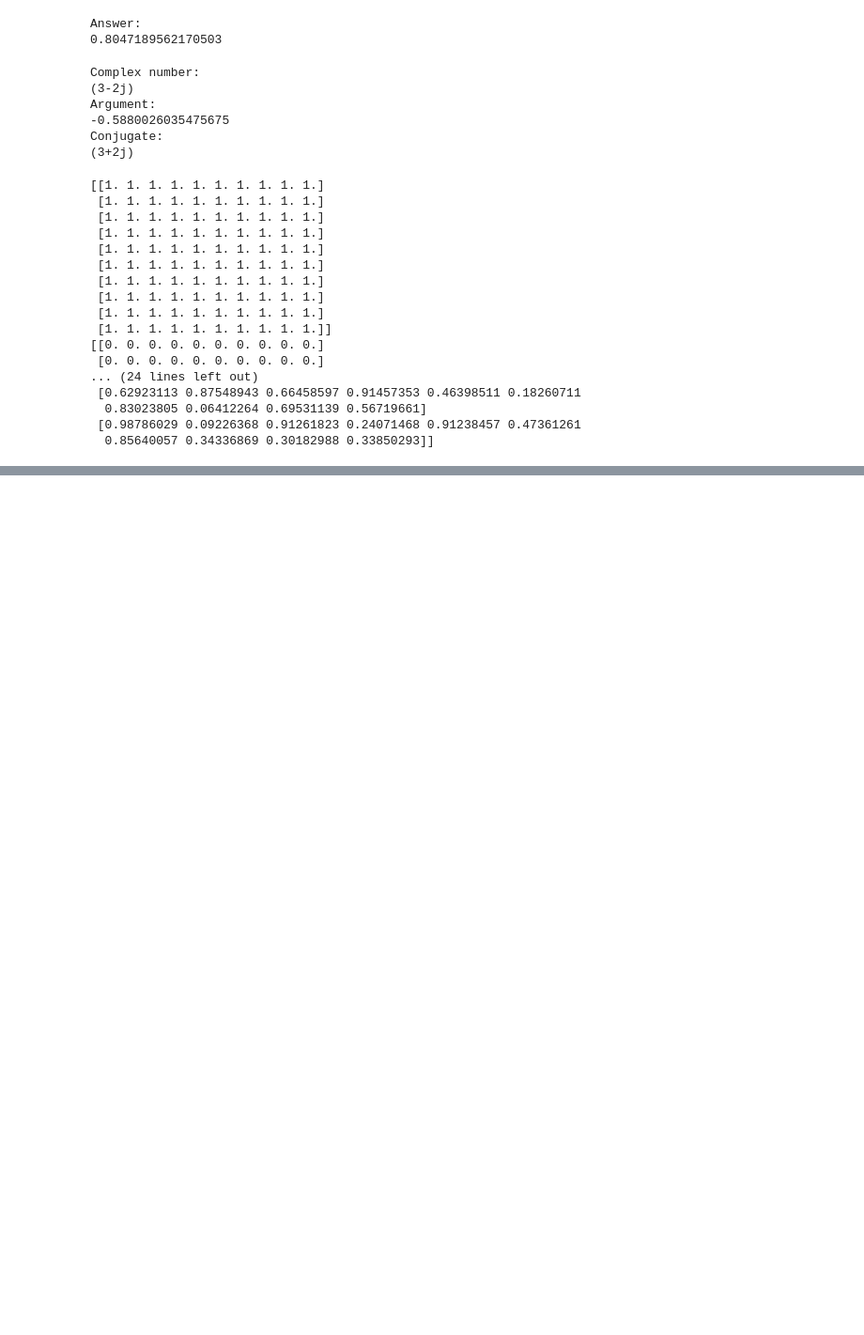
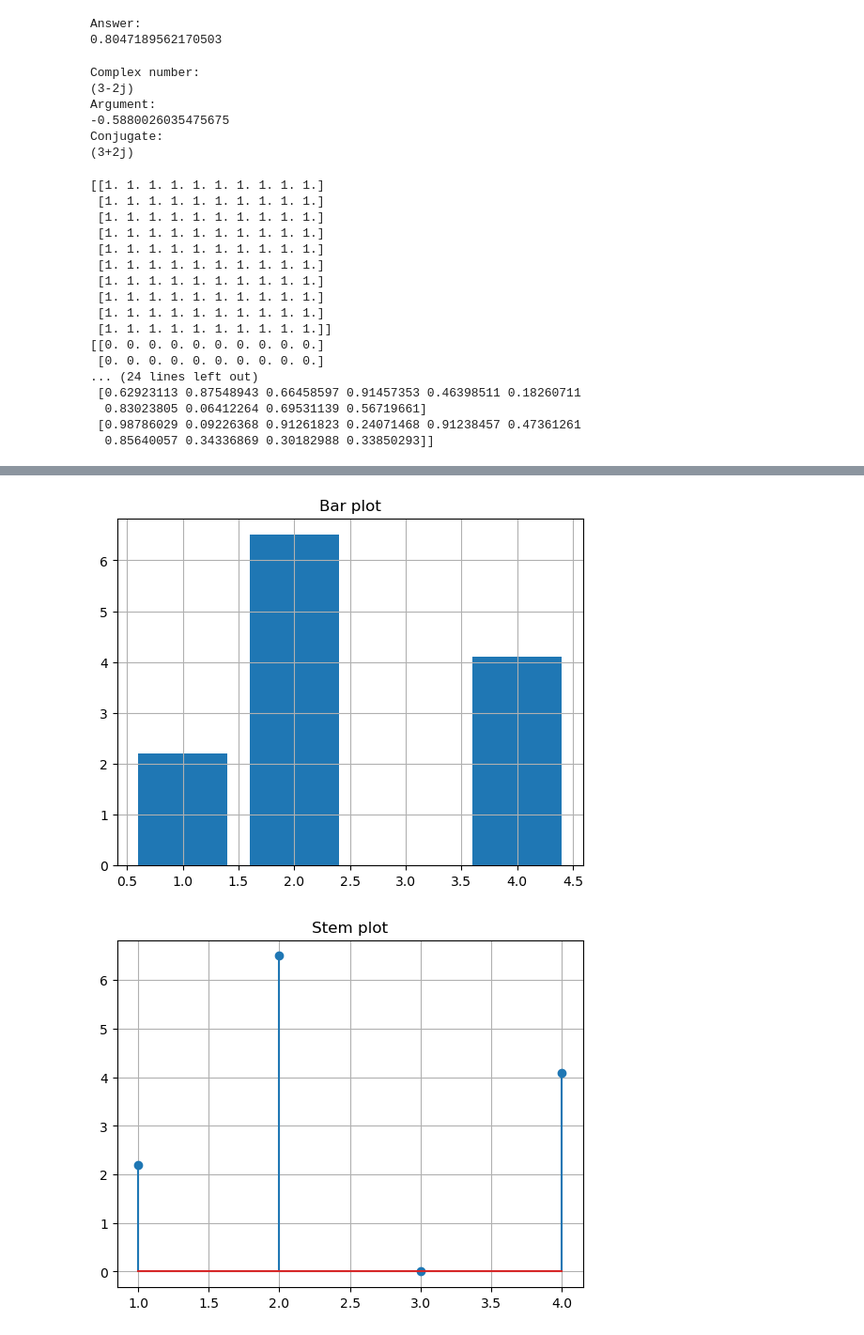
Before and after one commit to Szymon-Stasiak/numericMethods, a Jupyter notebook: Basics.ipynb, the cells around one changed output, grey strips where cells are left out. Shown at 94% size. Drawn from its saved outputs; the diff is of its cells as text; code cells hidden in the pictures; blank space fills up the shorter version.

```diff
--- a/Basics.ipynb
+++ b/Basics.ipynb
@@ -185,0 +437,25 @@ print(matrixRand);
+# %%
+
+x = [1, 2, 3, 4]
+y = [2.2, 6.5, 0, 4.1]
+
+plt.figure()
+plt.bar(x, y)
+plt.title('Bar plot')
+plt.grid(True)
+
+plt.figure()
+plt.stem(x, y)
+plt.title('Stem plot')
+plt.grid(True)
+
+x_stairs = x + [x[-1] + 1]  # Add
+plt.figure()
+plt.stairs(y, x_stairs)
+plt.title('Stairs plot')
+plt.grid(True)
+
+plt.show()
+# %% [output]
+[figure, added]
+[figure, added]
```
Also changed, not shown: parts of 34 cells of this notebook.
